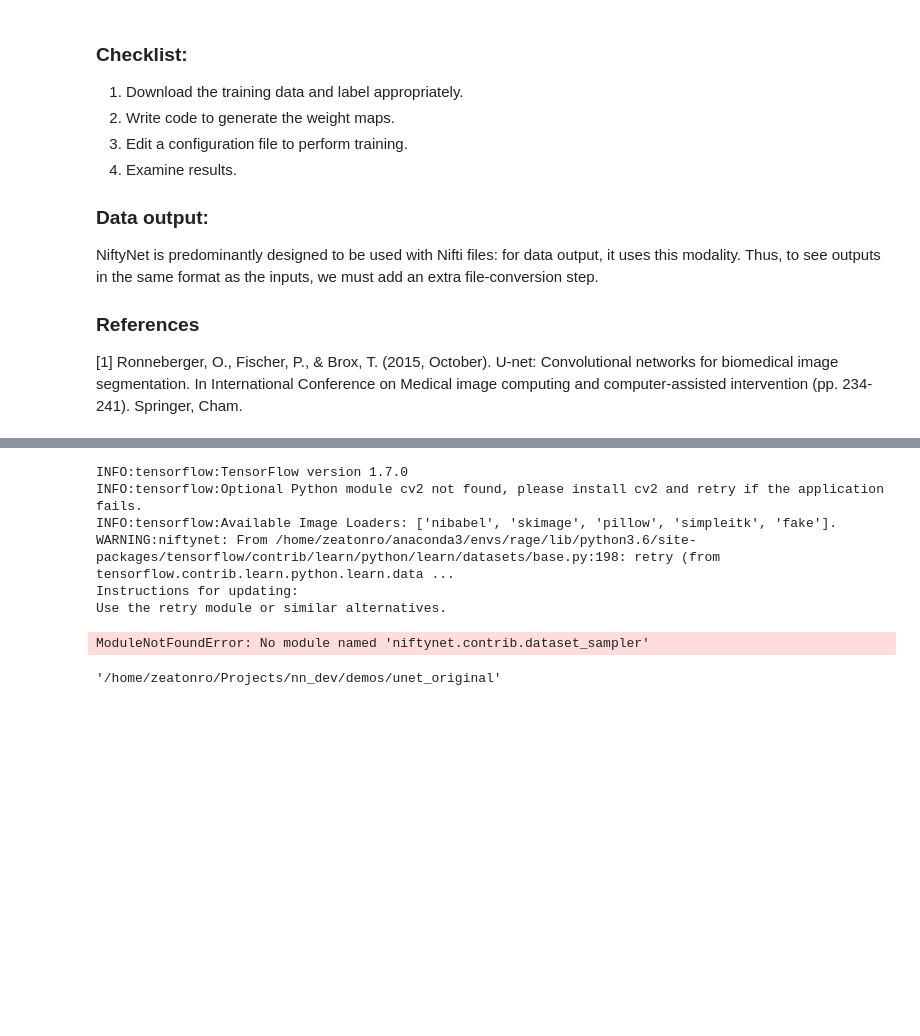
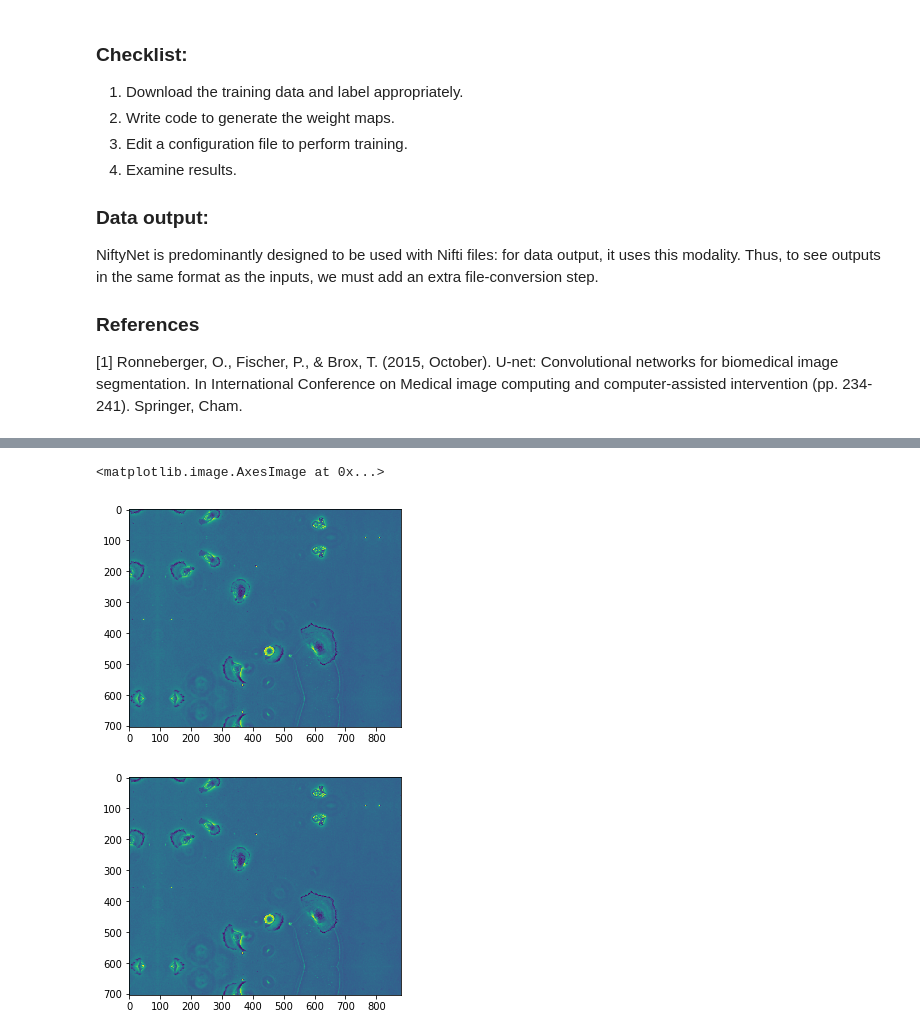
Before and after one commit to NifTK/NiftyNet, a Jupyter notebook: demos/unet/U-Net_Demo.ipynb, the cells around one changed output, grey strips where cells are left out. Drawn from its saved outputs; the diff is of its cells as text; code cells hidden in the pictures; blank space fills up the shorter version.

Commit message:
further work on u-net demo

```diff
--- a/demos/unet/U-Net_Demo.ipynb
+++ b/demos/unet/U-Net_Demo.ipynb
@@ -372,28 +413,25 @@ NiftyNet is predominantly designed to be used with Nifti files: for data output,
+# %%
+image_data['MR'].shape
+import numpy as np
+padded = np.pad(image_data['MR'][92:-92, 92:-92,...].squeeze(), pad_width=92, mode='symmetric')
+plt.imshow(padded)
+
+plt.figure()
+padded = np.pad(image_data['MR'][92:-92, 92:-92,...].squeeze(), pad_width=92, mode='reflect')
+plt.imshow(padded)
+# %% [output]
+<matplotlib.image.AxesImage at 0x...>
+[figure, added]
+[figure, added]
 # %%
-import sys
-niftynet_path = '../../'
-sys.path.append(niftynet_path)
 
 
-from niftynet.io.image_reader import ImageReader
-from niftynet.contrib.dataset_sampler.sampler_uniform_v2 import UniformSampler
 
-# creating an image reader.
-# creating an image reader.
-data_param = \
-    {'MR': {'path_to_search': '~/niftynet/data/mr_ct_regression/CT_zero_mean',
-            'filename_contains': 'nii',
-            'spatial_window_size': (80, 80, 1)},
-     'CT': {'path_to_search': '~/niftynet/data/mr_ct_regression/T2_corrected',
-            'filename_contains': 'nii',
-            'spatial_window_size': (80, 80, 1)},
-    }
-window_sizes = {'MR': (80, 80, 1), 'CT': (80, 80, 1)}
-reader = ImageReader().initialise(data_param)
 
+window_sizes = {'MR': (500, 500, 1)}
 # uniform sampler returns windows of 32^3-voxels
 uniform_sampler = UniformSampler(
-    reader, window_sizes, batch_size=2, windows_per_image=5)
+    reader, window_sizes, batch_size=2, windows_per_image=1)
 
 
 import tensorflow as tf
@@ -405,25 +443,3 @@ with tf.Session() as sess:
     uniform_sampler.run_threads(sess) #initialise the iterator
     windows = sess.run(next_window)
     print(windows['MR_location'], windows['MR'].shape)
-    print(windows['CT_location'], windows['CT'].shape)
-
-
-import matplotlib.pyplot as plt
-plt.figure()
-plt.subplot(1,2,1)
-plt.imshow(windows['MR'][0,:,:,0])
-plt.subplot(1,2,2)
-plt.imshow(windows['CT'][0,:,:,0])
-plt.show()
-# %% [output]
-INFO:tensorflow:TensorFlow version 1.7.0
-INFO:tensorflow:Optional Python module cv2 not found, please install cv2 and retry if the application fails.
-INFO:tensorflow:Available Image Loaders: ['nibabel', 'skimage', 'pillow', 'simpleitk', 'fake'].
-WARNING:niftynet: From /home/zeatonro/anaconda3/envs/rage/lib/python3.6/site-packages/tensorflow/contrib/learn/python/learn/datasets/base.py:198: retry (from tensorflow.contrib.learn.python.learn.data ...
-Instructions for updating:
-Use the retry module or similar alternatives.
-ModuleNotFoundError: No module named 'niftynet.contrib.dataset_sampler'
-# %%
-pwd
-# %% [output]
-'/home/zeatonro/Projects/nn_dev/demos/unet_original'
```
Also changed, not shown: parts of 5 cells of this notebook, 1 other file.
